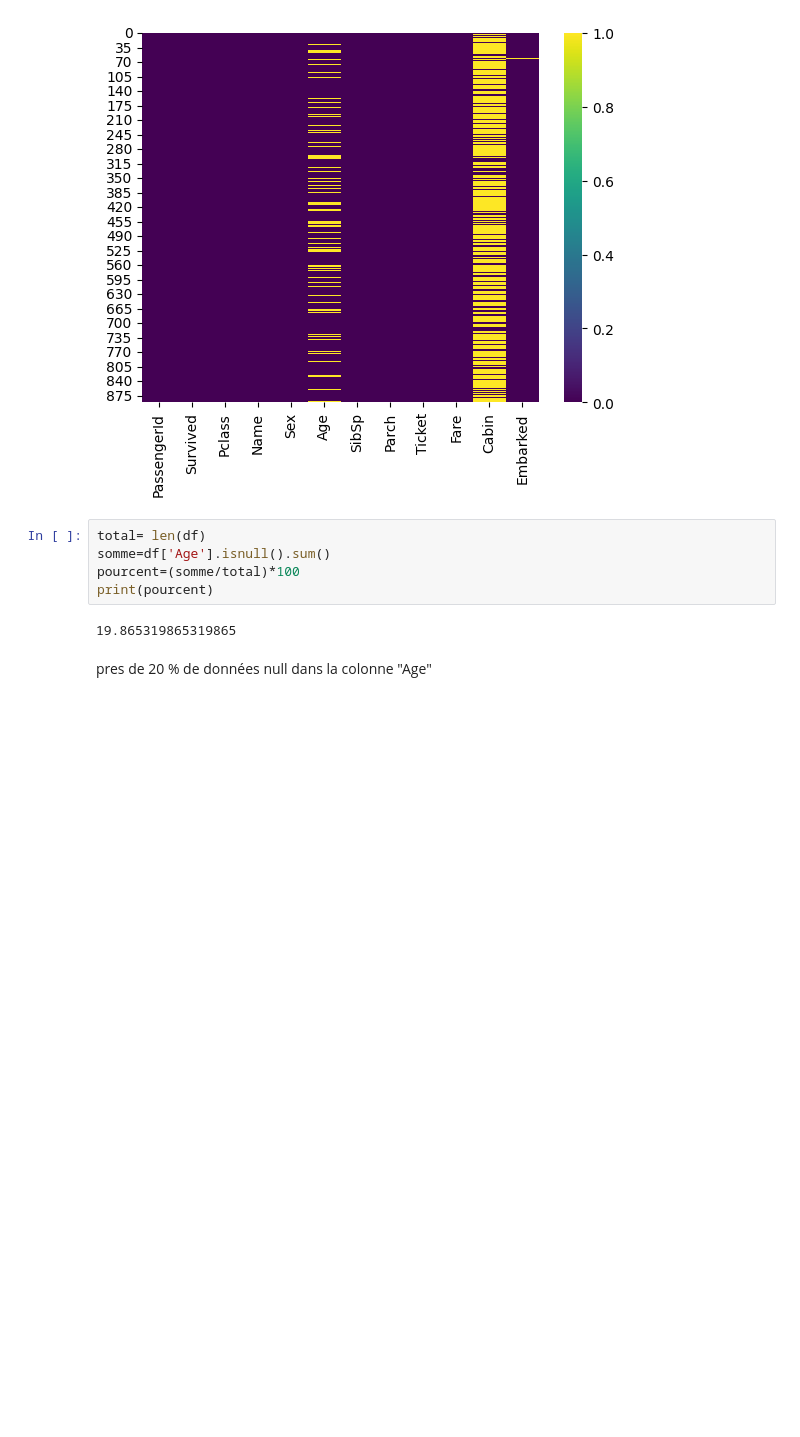
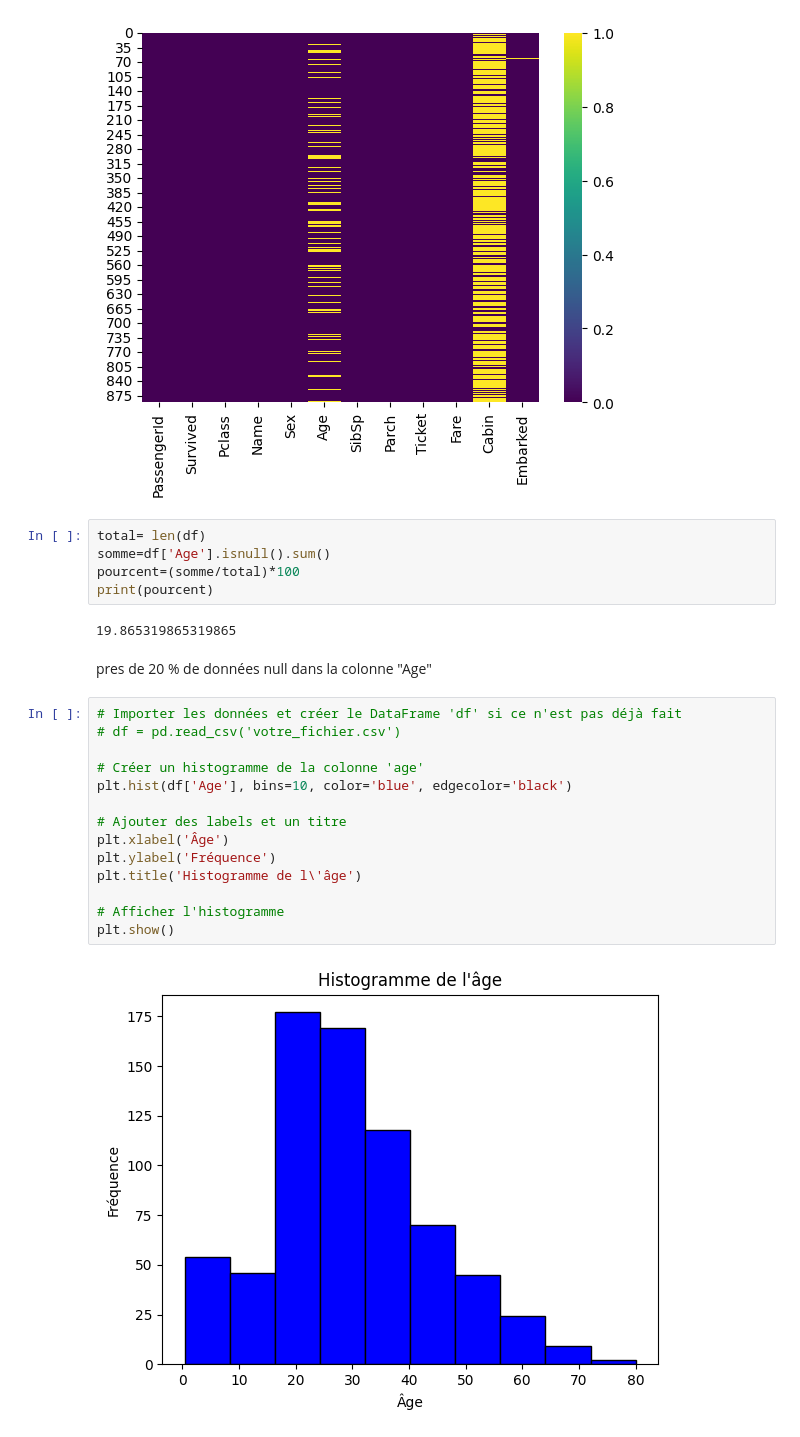
Before and after one commit to samiHEL/ML_Intro_Regression, a Jupyter notebook: ML_Intro_regression.ipynb, the cells around one changed output. Saved outputs shown, nothing was run; the diff lists cells and outputs as text; blank space fills up the shorter version.

```diff
--- a/ML_Intro_regression.ipynb
+++ b/ML_Intro_regression.ipynb
@@ -293,3 +299,19 @@ print(pourcent)
 19.865319865319865
 # %% [markdown]
 pres de 20 % de données null dans la colonne "Age"
+# %%
+# Importer les données et créer le DataFrame 'df' si ce n'est pas déjà fait
+# df = pd.read_csv('votre_fichier.csv')
+
+# Créer un histogramme de la colonne 'age'
+plt.hist(df['Age'], bins=10, color='blue', edgecolor='black')
+
+# Ajouter des labels et un titre
+plt.xlabel('Âge')
+plt.ylabel('Fréquence')
+plt.title('Histogramme de l\'âge')
+
+# Afficher l'histogramme
+plt.show()
+# %% [output]
+[figure, added]
```
Also changed, not shown: parts of 8 cells of this notebook.
